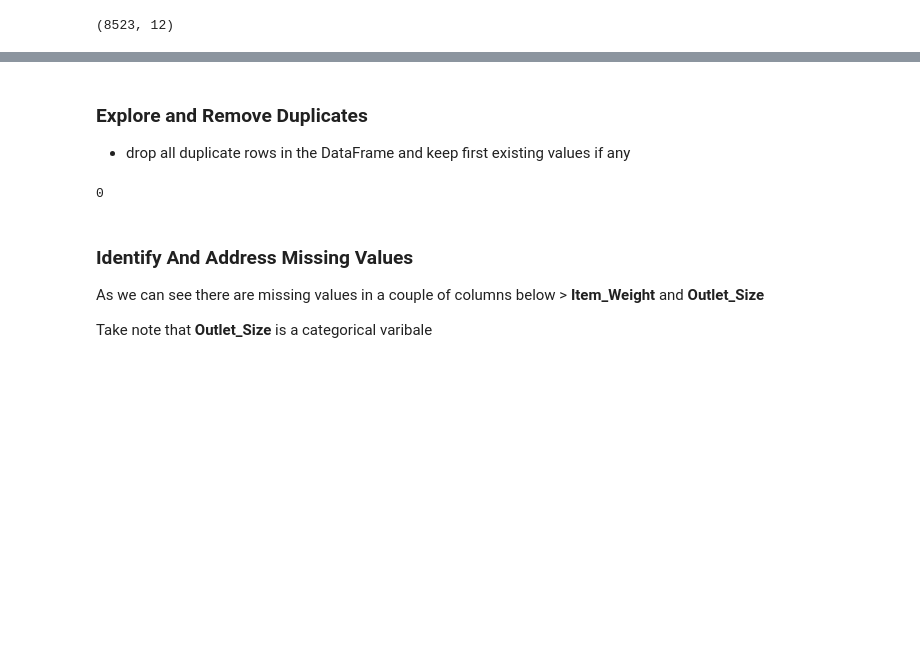
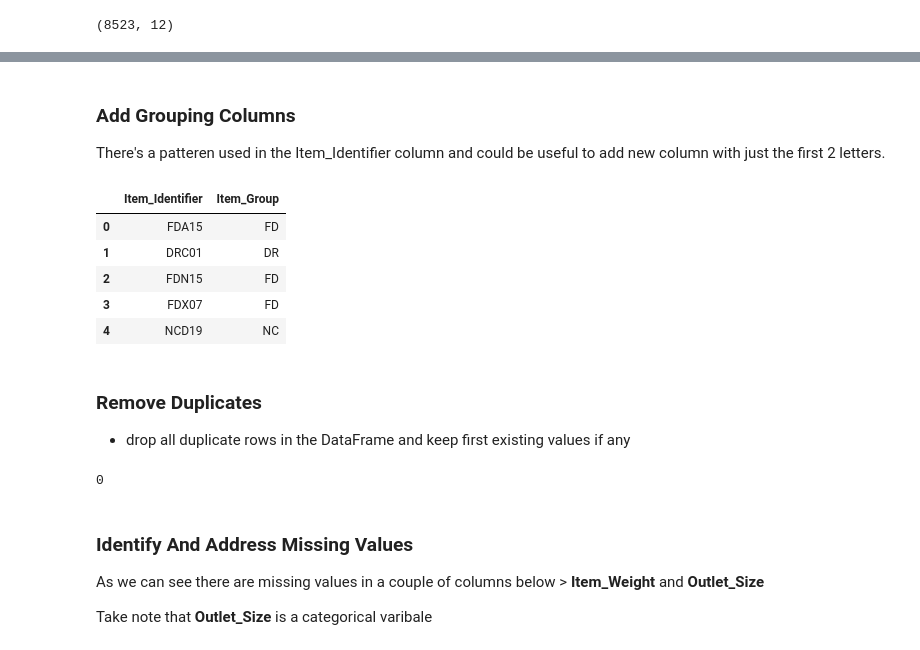
Before and after one commit to rayrxyz/sales-prediction, a Jupyter notebook: sales_prediction.ipynb, the cells around one changed output, grey strips where cells are left out. Saved outputs shown, nothing was run; the diff lists cells and outputs as text; code cells hidden in the pictures; blank space fills up the shorter version.

```diff
--- a/sales_prediction.ipynb
+++ b/sales_prediction.ipynb
@@ -95,7 +74,21 @@ Item_Outlet_Sales            8523 non-null float64
 dtypes: float64(4), int64(1), object(7)
 memory usage: 799.2+ KB
+# %% [markdown]
+### Add Grouping Columns
+
+There's a patteren used in the Item_Identifier column and could be useful to add new column with just the first 2 letters.
+# %%
+df['Item_Group'] = df['Item_Identifier'].map(lambda x: x[:2])
+df[['Item_Identifier','Item_Group']].head()
+# %% [output]
+|  | Item_Identifier | Item_Group |
+| 0 | FDA15 | FD |
+| 1 | DRC01 | DR |
+| 2 | FDN15 | FD |
+| 3 | FDX07 | FD |
+| 4 | NCD19 | NC |
 # %% [markdown]
-### Explore and Remove Duplicates
+### Remove Duplicates
 
 * drop all duplicate rows in the DataFrame and keep first existing values if any
 # %%
```
Also changed, not shown: parts of 20 cells of this notebook.
